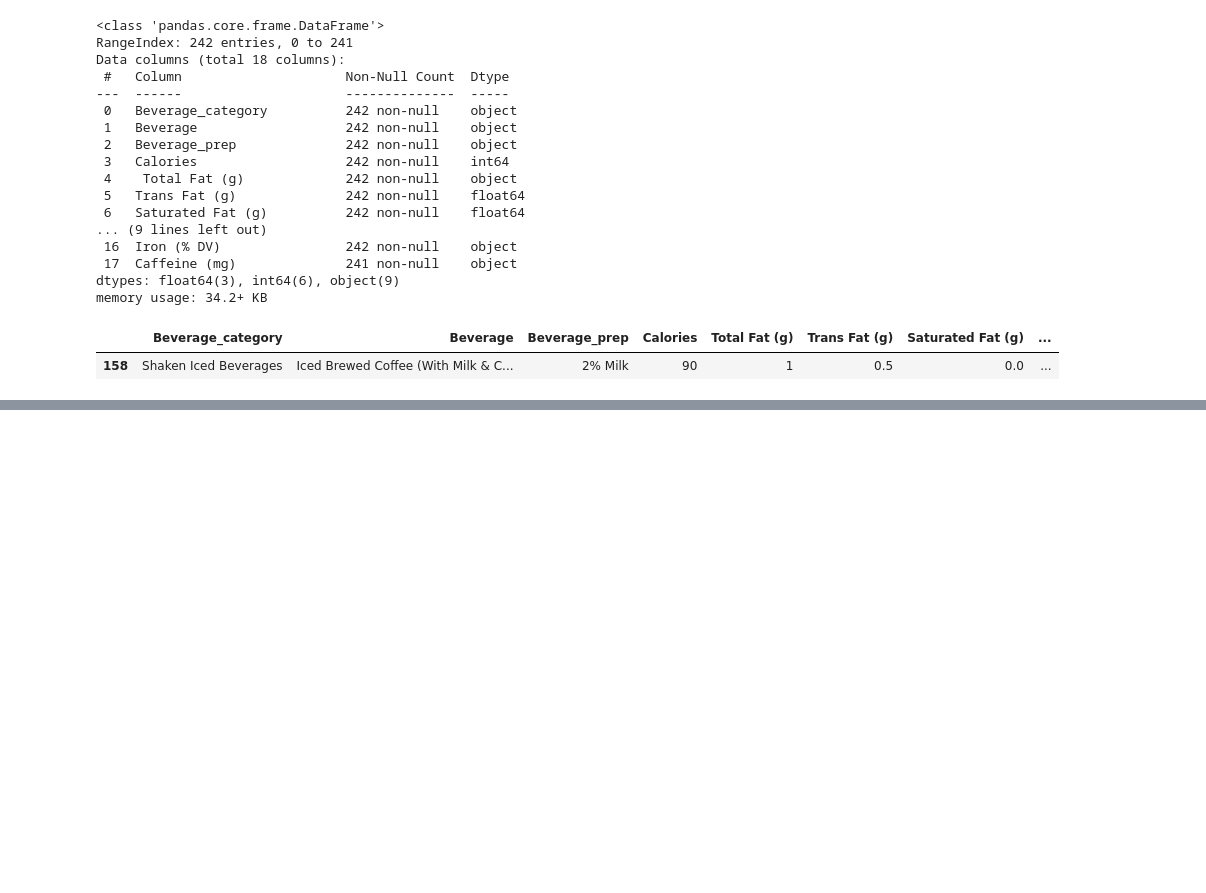
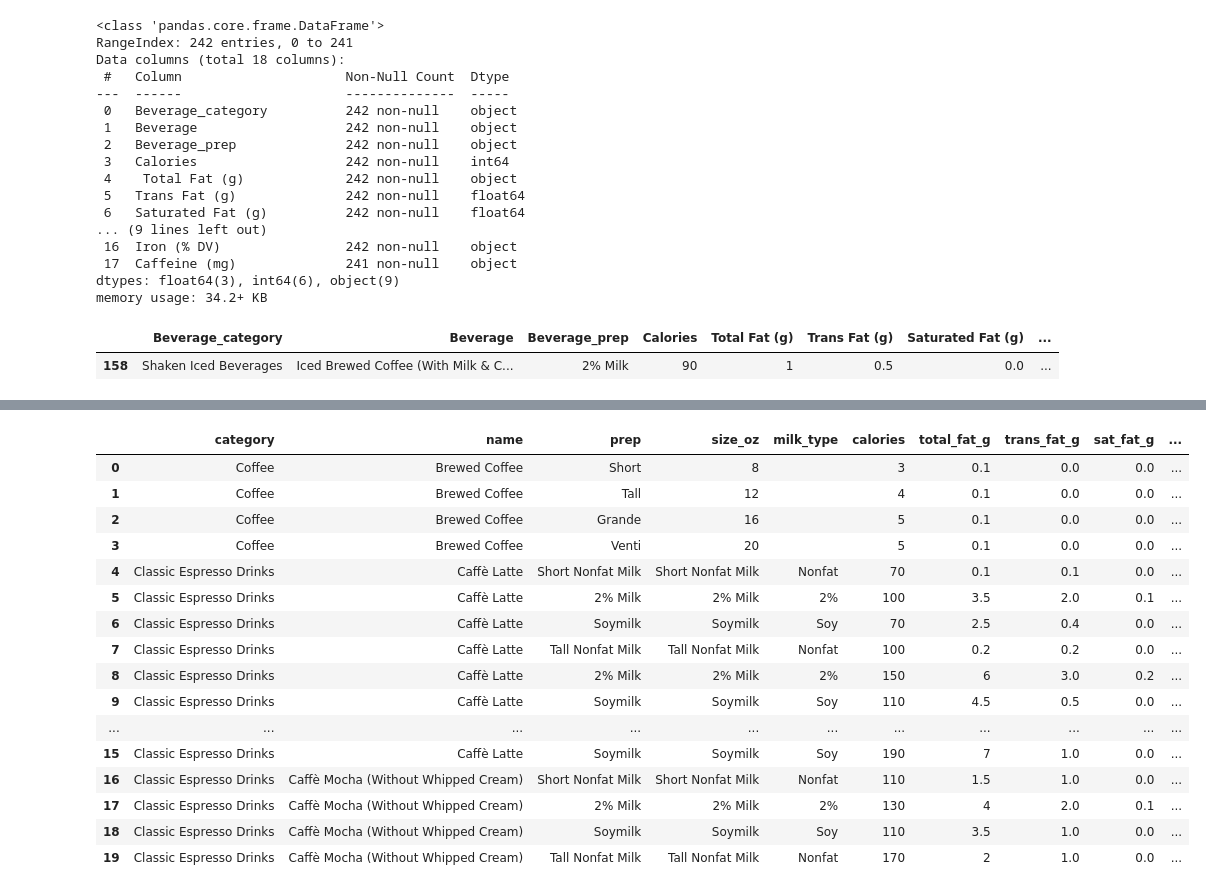
Before and after one commit to Ugi77/projects, a Jupyter notebook: NutritionAnalysisTour/clean_pandas.ipynb, the cells around one changed output, grey strips where cells are left out. Drawn from its saved outputs; the diff is of its cells as text; code cells hidden in the pictures; blank space fills up the shorter version.

Commit message:
initiate draft code for clean_pandas file

```diff
--- a/NutritionAnalysisTour/clean_pandas.ipynb
+++ b/NutritionAnalysisTour/clean_pandas.ipynb
@@ -49,0 +232,7 @@ sb_clean[sb_clean.isna().any(axis = 1)]
+# %%
+# Using lambdas to update milk_type with selection of soy, 2%, whole, or nonfat
+sb_clean['milk_type'] = sb_clean['milk_type'].apply(lambda x: 'Soy' if 'Soy' in x else x)
+sb_clean['milk_type'] = sb_clean['milk_type'].apply(lambda x: 'Nonfat' if 'Nonfat' in x else x)
+sb_clean['milk_type'] = sb_clean['milk_type'].apply(lambda x: '2%' if '2%' in x else x)
+sb_clean['milk_type'] = sb_clean['milk_type'].apply(lambda x: 'Whole' if 'Whole Milk' in x else x)
+sb_clean['milk_type'].value_counts()
@@ -49,0 +246,4 @@ sb_clean[sb_clean.isna().any(axis = 1)]
+# %%
+# Remove extraneous descriptors besides types of milk
+sb_clean['milk_type'] = sb_clean['milk_type'].apply(lambda x: '' if 'Tall' in x or 'Grande' in x or 'Venti' in x or 'Short' in x or 'Solo' in x or 'Doppio' in x else x)
+sb_clean['milk_type'].value_counts()
@@ -50,3 +257,4 @@ sb_clean[sb_clean.isna().any(axis = 1)]
 # %%
-# Normalize Beverage_prep: add column for size_oz (solo = 0.75oz, doppio = 1.5oz, short = 8 oz, tall = 12 oz, grande = 16oz, venti hot = 20oz, venti cold = 24 oz)
-# Column will be cold and = 24 if Beverage_category contains “Iced”, “Smoothies” or “Blended”
+# Normalize prep column: add column for size_oz
+sb_clean.insert(3, "size_oz", sb_clean["prep"])
+sb_clean.head()
@@ -53,2 +268,9 @@ sb_clean[sb_clean.isna().any(axis = 1)]
 # %%
-# Clean up all header names (lowercase with underscore)
+# Using replace() to update values (solo = 0.75oz, doppio = 1.5oz, short = 8 oz, tall = 12 oz, grande = 16oz, venti hot = 20oz, venti cold = 24 oz)
+# Column will be cold and = 24 if Beverage_category contains “Iced”, “Smoothies” or “Blended”
+# 1st param = thing we're trying to replace, 2nd param = what we want to replace with
+sb_clean['size_oz'].replace("Short", 8, inplace = True)
+sb_clean['size_oz'].replace("Tall", 12, inplace = True)
+sb_clean['size_oz'].replace("Grande", 16, inplace = True)
+sb_clean['size_oz'].replace("Venti", 20, inplace = True)
+sb_clean['size_oz'].value_counts()
@@ -54,0 +292,20 @@ sb_clean[sb_clean.isna().any(axis = 1)]
+# %%
+sb_clean.head(20)
+# %% [output]
+|  | category | name | prep | size_oz | milk_type | calories | total_fat_g | trans_fat_g | sat_fat_g | ... |
+| 0 | Coffee | Brewed Coffee | Short | 8 |  | 3 | 0.1 | 0.0 | 0.0 | ... |
+| 1 | Coffee | Brewed Coffee | Tall | 12 |  | 4 | 0.1 | 0.0 | 0.0 | ... |
+| 2 | Coffee | Brewed Coffee | Grande | 16 |  | 5 | 0.1 | 0.0 | 0.0 | ... |
+| 3 | Coffee | Brewed Coffee | Venti | 20 |  | 5 | 0.1 | 0.0 | 0.0 | ... |
+| 4 | Classic Espresso Drinks | Caffè Latte | Short Nonfat Milk | Short Nonfat Milk | Nonfat | 70 | 0.1 | 0.1 | 0.0 | ... |
+| 5 | Classic Espresso Drinks | Caffè Latte | 2% Milk | 2% Milk | 2% | 100 | 3.5 | 2.0 | 0.1 | ... |
+| 6 | Classic Espresso Drinks | Caffè Latte | Soymilk | Soymilk | Soy | 70 | 2.5 | 0.4 | 0.0 | ... |
+| 7 | Classic Espresso Drinks | Caffè Latte | Tall Nonfat Milk | Tall Nonfat Milk | Nonfat | 100 | 0.2 | 0.2 | 0.0 | ... |
+| 8 | Classic Espresso Drinks | Caffè Latte | 2% Milk | 2% Milk | 2% | 150 | 6 | 3.0 | 0.2 | ... |
+| 9 | Classic Espresso Drinks | Caffè Latte | Soymilk | Soymilk | Soy | 110 | 4.5 | 0.5 | 0.0 | ... |
+| ... | ... | ... | ... | ... | ... | ... | ... | ... | ... | ... |
+| 15 | Classic Espresso Drinks | Caffè Latte | Soymilk | Soymilk | Soy | 190 | 7 | 1.0 | 0.0 | ... |
+| 16 | Classic Espresso Drinks | Caffè Mocha (Without Whipped Cream) | Short Nonfat Milk | Short Nonfat Milk | Nonfat | 110 | 1.5 | 1.0 | 0.0 | ... |
+| 17 | Classic Espresso Drinks | Caffè Mocha (Without Whipped Cream) | 2% Milk | 2% Milk | 2% | 130 | 4 | 2.0 | 0.1 | ... |
+| 18 | Classic Espresso Drinks | Caffè Mocha (Without Whipped Cream) | Soymilk | Soymilk | Soy | 110 | 3.5 | 1.0 | 0.0 | ... |
+| 19 | Classic Espresso Drinks | Caffè Mocha (Without Whipped Cream) | Tall Nonfat Milk | Tall Nonfat Milk | Nonfat | 170 | 2 | 1.0 | 0.0 | ... |
```
Also changed, not shown: parts of 20 cells of this notebook.
